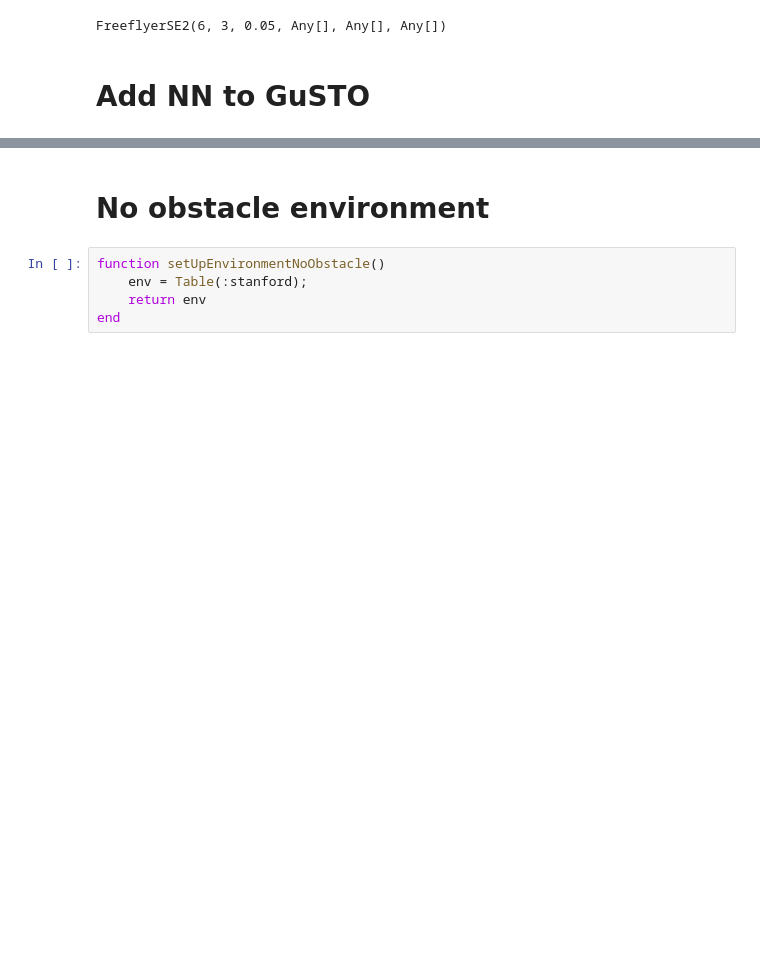
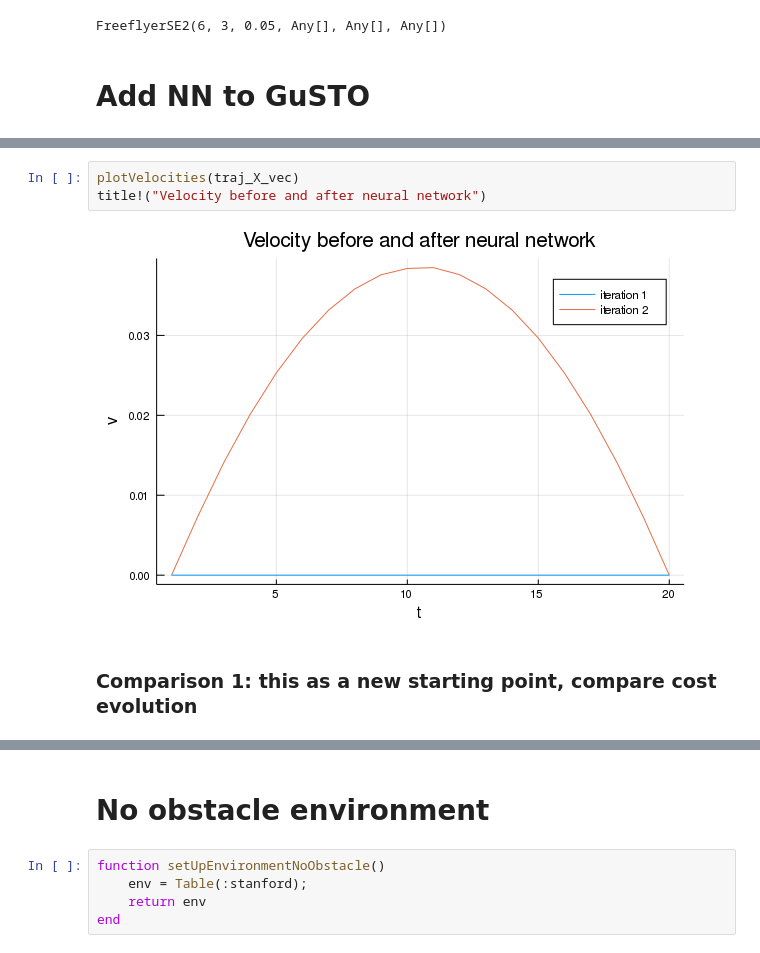
Before and after one commit to somritabanerjee/GuSTO.jl, a Jupyter notebook: examples/freeflyerSE2-Copy1.ipynb, the cells around one changed output, grey strips where cells are left out. Saved outputs shown, nothing was run; the diff lists cells and outputs as text; blank space fills up the shorter version.

```diff
--- a/examples/freeflyerSE2-Copy1.ipynb
+++ b/examples/freeflyerSE2-Copy1.ipynb
@@ -135,0 +73,7 @@ plotXYTrajectories(traj_X_vec)
+# %%
+plotVelocities(traj_X_vec)
+title!("Velocity before and after neural network")
+# %% [output]
+[figure, added]
+# %% [markdown]
+### Comparison 1: this as a new starting point, compare cost evolution
```
Also changed, not shown: parts of 18 cells of this notebook.
